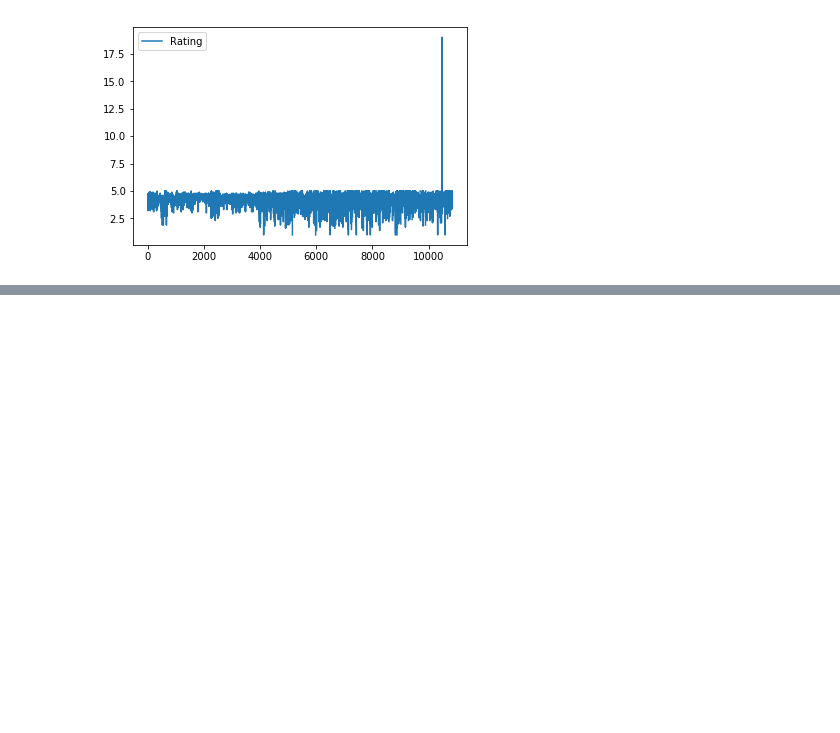
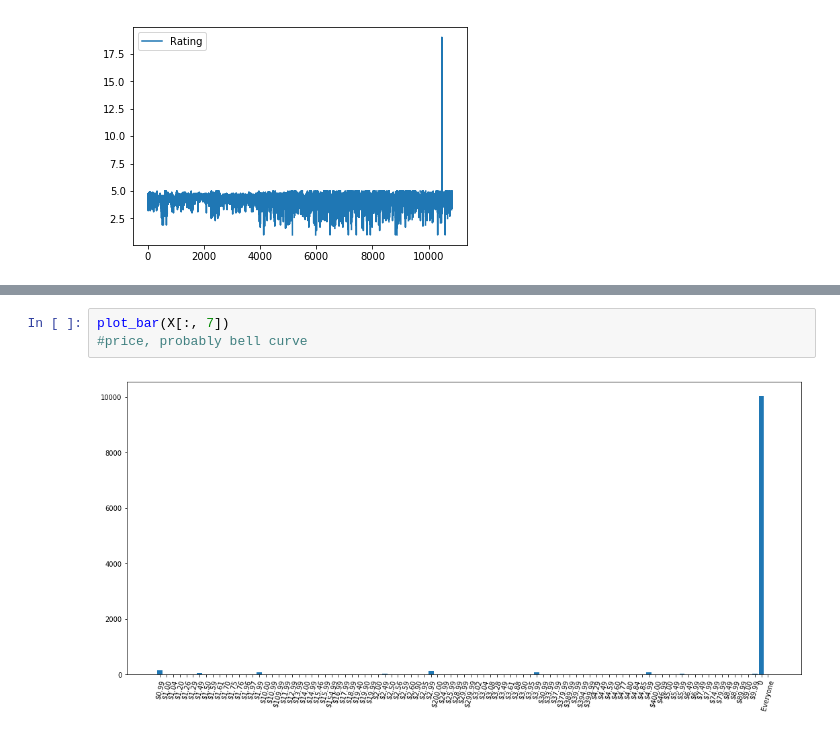
Before and after one commit to chrisann0295/DataExploration, a Jupyter notebook: DataAnalysis.ipynb, the cells around one changed output, grey strips where cells are left out. Drawn from its saved outputs; the diff is of its cells as text; blank space fills up the shorter version.

```diff
--- a/DataAnalysis.ipynb
+++ b/DataAnalysis.ipynb
@@ -42,0 +54,5 @@ plot_bar(X[:, 1])
+# %%
+plot_bar(X[:, 7])
+#price, probably bell curve
+# %% [output]
+[figure, added]
```
Also changed, not shown: parts of 5 cells of this notebook.
